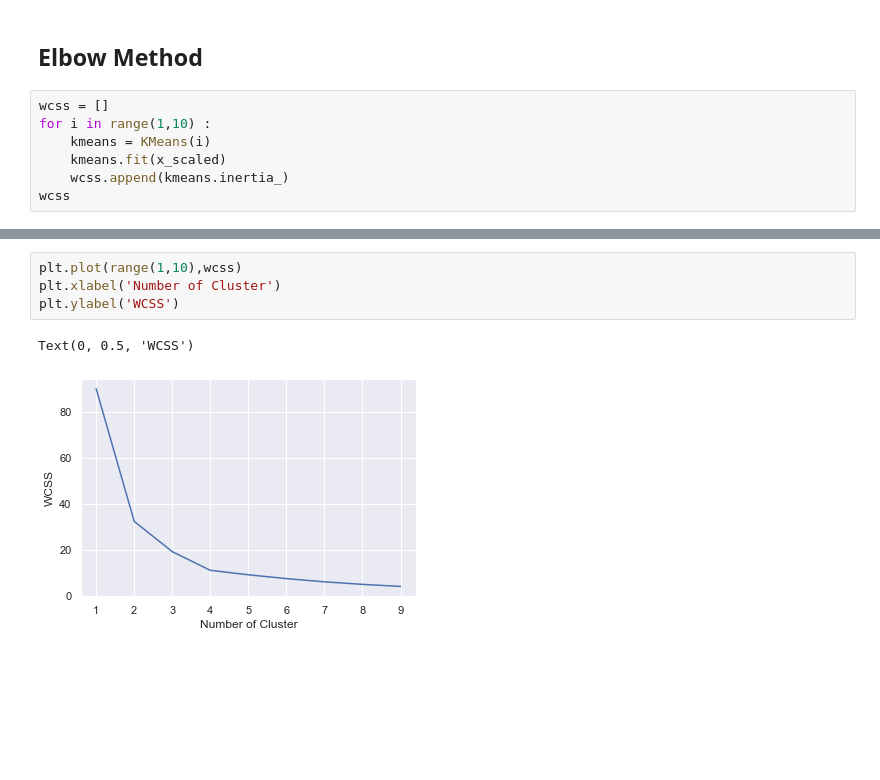
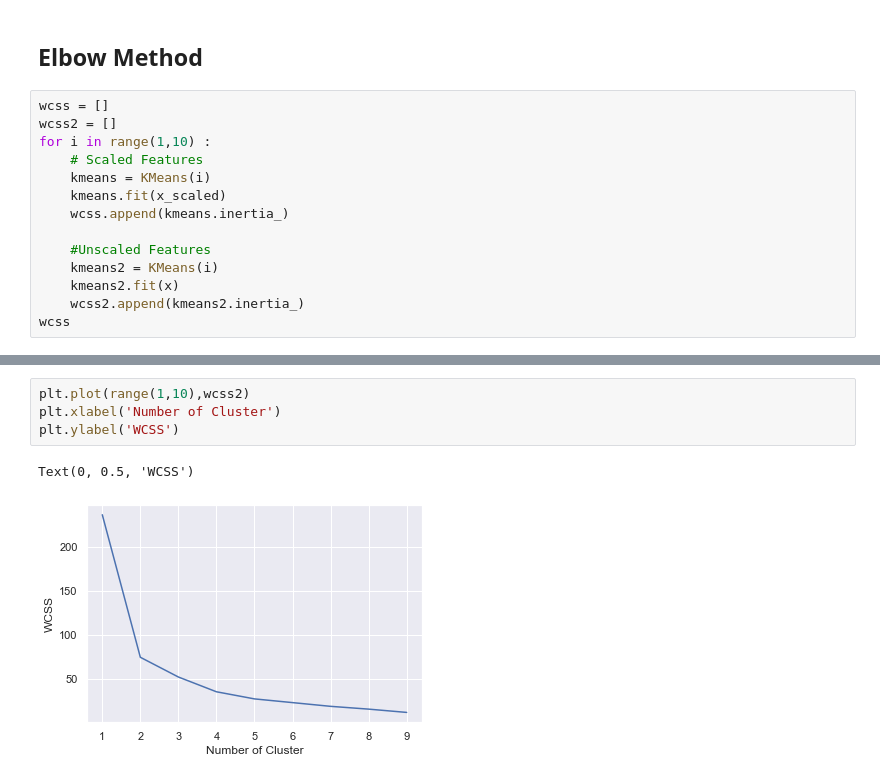
Before and after one commit to hasbiabdulmajid/KMeans_Clustering, a Jupyter notebook: Untitled.ipynb, the cells around one changed output, grey strips where cells are left out. Cells and saved outputs as stored; diff of their text form; blank space fills up the shorter version.

```diff
--- a/Untitled.ipynb
+++ b/Untitled.ipynb
@@ -90,10 +90,17 @@ array([[-0.93138063, -1.3318111 ,  1.14354375],
 ## Elbow Method
 # %%
 wcss = []
+wcss2 = []
 for i in range(1,10) :
+    # Scaled Features
     kmeans = KMeans(i)
     kmeans.fit(x_scaled)
     wcss.append(kmeans.inertia_)
+
+    #Unscaled Features
+    kmeans2 = KMeans(i)
+    kmeans2.fit(x)
+    wcss2.append(kmeans2.inertia_)
 wcss
 # %% [output]
 [89.99999999999999,
@@ -108,7 +123,7 @@ wcss
 # %%
-plt.plot(range(1,10),wcss)
+plt.plot(range(1,10),wcss2)
 plt.xlabel('Number of Cluster')
 plt.ylabel('WCSS')
 # %% [output]
 Text(0, 0.5, 'WCSS')
-[figure, old version]
+[figure, new version]
```
Also changed, not shown: parts of 2 cells of this notebook.
